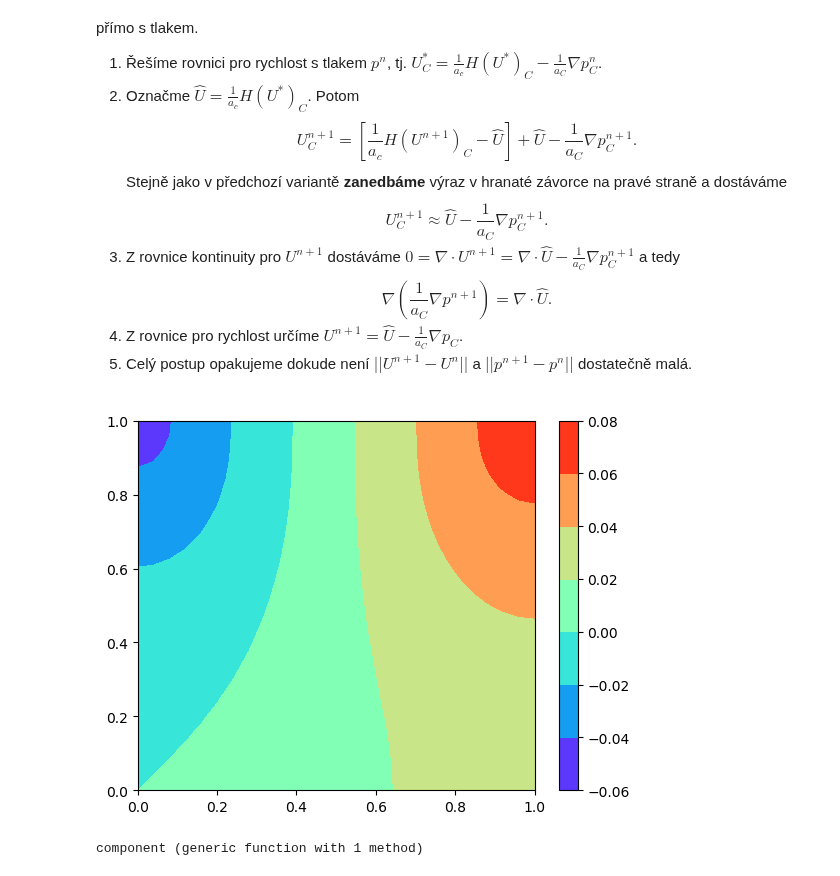
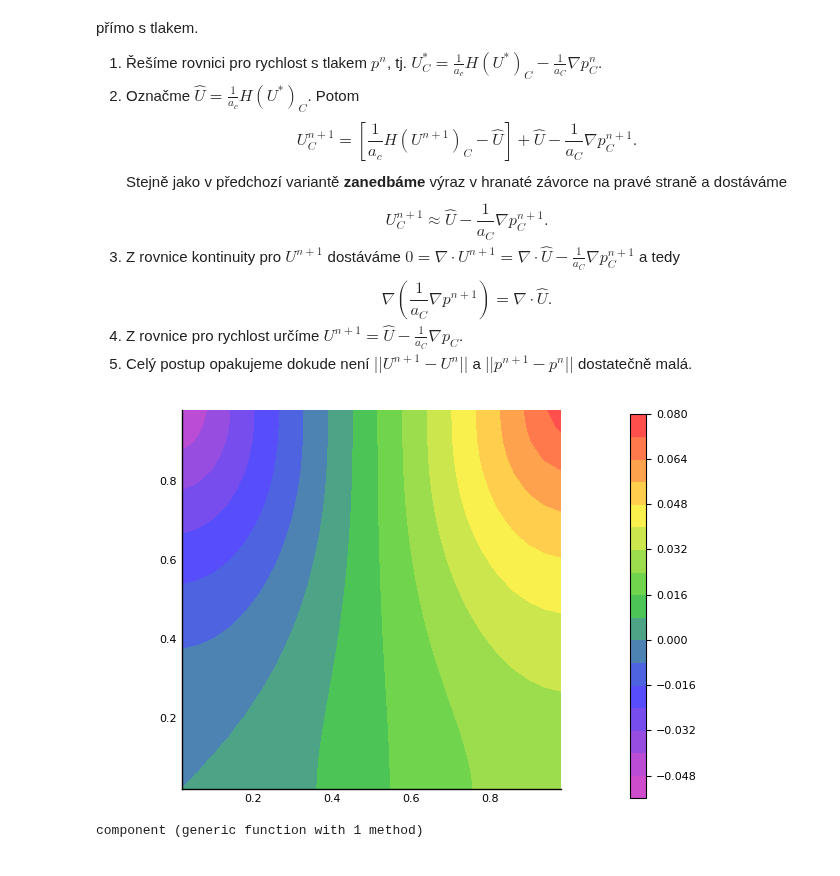
Before and after one commit to furstj/NSP, a Jupyter notebook: lessons/03_stokes.ipynb, the cells around one changed output. Saved outputs shown, nothing was run; the diff lists cells and outputs as text; code cells hidden in the pictures.

```diff
--- a/lessons/03_stokes.ipynb
+++ b/lessons/03_stokes.ipynb
@@ -196,11 +216,11 @@ U^{n+1}_C \approx \hat{U} - \frac{1}{a_C} \nabla p_C^{n+1}.
 5. Celý postup opakujeme dokude není $||U^{n+1}-U^n||$ a $||p^{n+1}-p^n||$ dostatečně malá.
 # %%
 U = VectorField(m)
-set_dirichlet_patch!(U, "left", Vec2d(0,0));
-set_dirichlet_patch!(U, "right", Vec2d(0,0));
-set_dirichlet_patch!(U, "bottom", Vec2d(0,0));
-set_dirichlet_patch!(U, "top", Vec2d(1,0));
-p.values = zeros(p.values);
+set_dirichlet_patch!(U, "left", Vector(0,0));
+set_dirichlet_patch!(U, "right", Vector(0,0));
+set_dirichlet_patch!(U, "bottom", Vector(0,0));
+set_dirichlet_patch!(U, "top", Vector(1,0));
+p.values[:] = zero(p.values);
 # %%
 Ueqn = - Δ(1e-4, U);
 # %%
@@ -219,8 +236,8 @@ pEqn = Δ(ra, p) - ∇(Ubar);
 pEqn.A[1,1] += 1;
 # %%
 solve!(pEqn)
-# %%
-plot_contourf(p; cmap=ColorMap("rainbow")); colorbar();
-# %% [output]
-[figure, removed]
+# %%
+plot(reshape(cx,(n,n))', reshape(cy,(n,n))', reshape(p.values,(n,n))', st=:contour, color=:lightrainbow, fill=true, aspect_ratio=:equal)
+# %% [output]
+[figure, added]
 # %%
```
Also changed, not shown: parts of 27 cells of this notebook, 6 other files.
